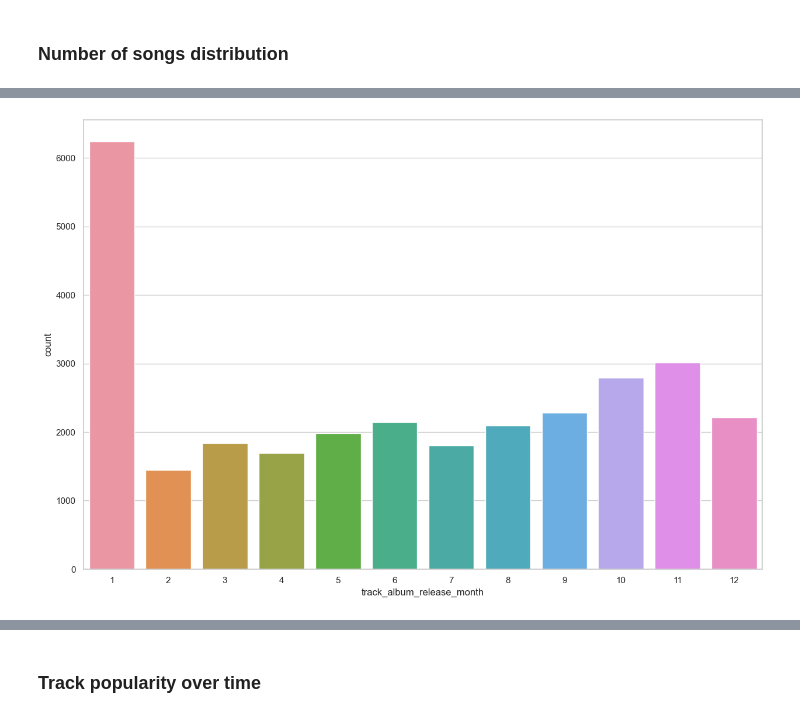
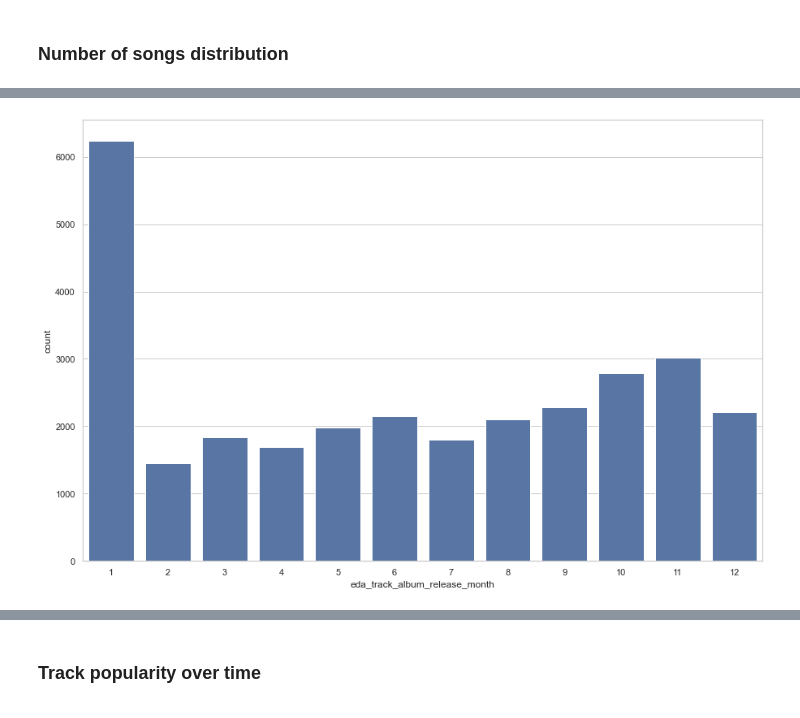
Before and after one commit to McGill-MMA-EnterpriseAnalytics/Spotify-Music, a Jupyter notebook: scratch/eda.ipynb, the cells around one changed output, grey strips where cells are left out. Cells and saved outputs as stored; diff of their text form; code cells hidden in the pictures.

```diff
--- a/scratch/eda.ipynb
+++ b/scratch/eda.ipynb
@@ -349,7 +352,7 @@ eda_day      1708
 dtype: int64
 # %%
 # create feature from track_album_release_date
-data['track_album_release_date'] = pd.to_datetime(data['track_album_release_date'])
+data['track_album_release_date'] = pd.to_datetime(data['track_album_release_date'], format="mixed")
 
 data['eda_track_album_release_year'] = data['track_album_release_date'].dt.year
 data['eda_track_album_release_month'] = data['track_album_release_date'].dt.month
@@ -377,11 +380,11 @@ plt.show()
 # %%
 # plot number of songs released by month
 plt.figure(figsize=(15, 10))
-sns.countplot(x='track_album_release_month', data=data)
+sns.countplot(x='eda_track_album_release_month', data=data)
 plt.show()
 # %% [output]
 [interactive output not drawn]
-[figure, old version]
+[figure, new version]
 # %%
 # plot number of songs released by day of week
 plt.figure(figsize=(15, 10))
```
Also changed, not shown: parts of 6 cells of this notebook.
